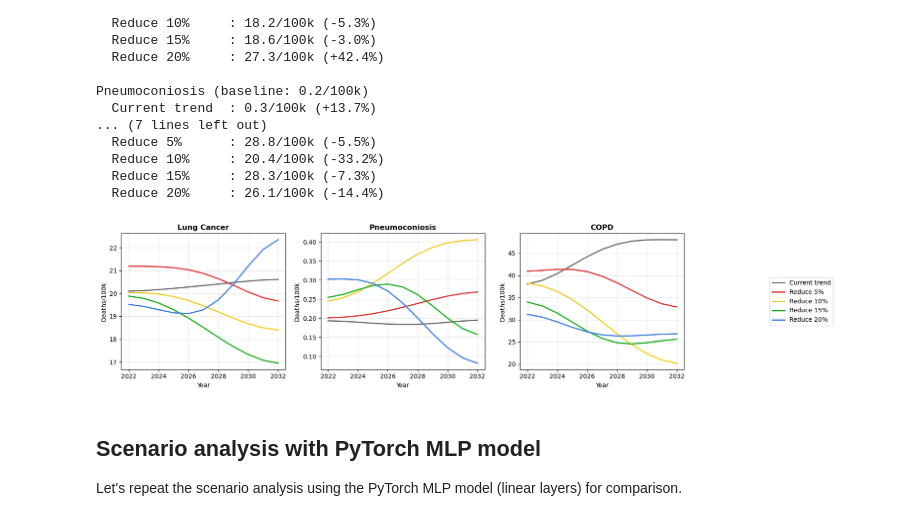
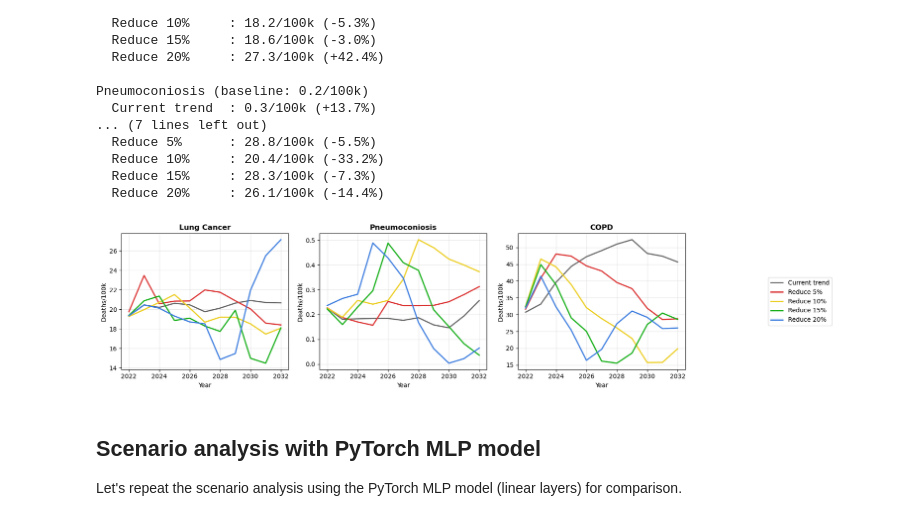
Before and after one commit to malcolm-a/nf21_respiratory_diseases, a Jupyter notebook: modelization.ipynb, the cells around one changed output. Drawn from its saved outputs; the diff is of its cells as text; code cells hidden in the pictures.

```diff
--- a/modelization.ipynb
+++ b/modelization.ipynb
@@ -159,35 +159,35 @@ Pneumoconiosis (baseline: 0.2/100k)
 import matplotlib.pyplot as plt
 from scipy.ndimage import gaussian_filter1d
 
 fig, axes = plt.subplots(1, 4, figsize=(18, 4))
 axes = axes.flatten()
 colors = {'Current trend': "#6b6b6b", 'Reduce 5%': "#dc3535", 'Reduce 10%': "#ecce24",
           'Reduce 15%': "#18af1a", 'Reduce 20%': "#3e7edf"}
 
 for idx, disease in enumerate(DISEASE_SHORT_NAMES.values()):
     ax = axes[idx]
     baseline_row = results_df.filter((pl.col('disease') == disease) & (pl.col('scenario') == 'Baseline'))
     if baseline_row.height == 0:
         continue
     baseline = baseline_row['deaths'][0]
     for scenario_name, color in colors.items():
         data = results_df.filter((pl.col('disease') == disease) & (pl.col('scenario') == scenario_name)).sort('year')
         if data.height == 0:
             continue
         years = [LATEST_YEAR] + data['year'].to_list()
         deaths = [baseline] + data['deaths'].to_list()
-        deaths_smooth = gaussian_filter1d(deaths, sigma=3)
+        deaths_smooth = gaussian_filter1d(deaths, sigma=0.5)
         ax.plot(years, deaths_smooth, color=color, lw=2, label=scenario_name)
     ax.set_title(disease, fontweight='bold')
     ax.set_xlabel('Year')
     ax.set_ylabel('Deaths/100k')
     ax.grid(True, alpha=0.3)
 axes[-1].axis('off')
 axes[-1].legend(*axes[0].get_legend_handles_labels(), loc='center', fontsize=10)
 plt.tight_layout()
 plt.show()
 # %% [output]
-[figure, old version]
+[figure, new version]
 # %% [markdown]
 ## Scenario analysis with PyTorch MLP model
 Let's repeat the scenario analysis using the PyTorch MLP model (linear layers) for comparison.
```
Also changed, not shown: parts of 2 cells of this notebook, 13 other files.
